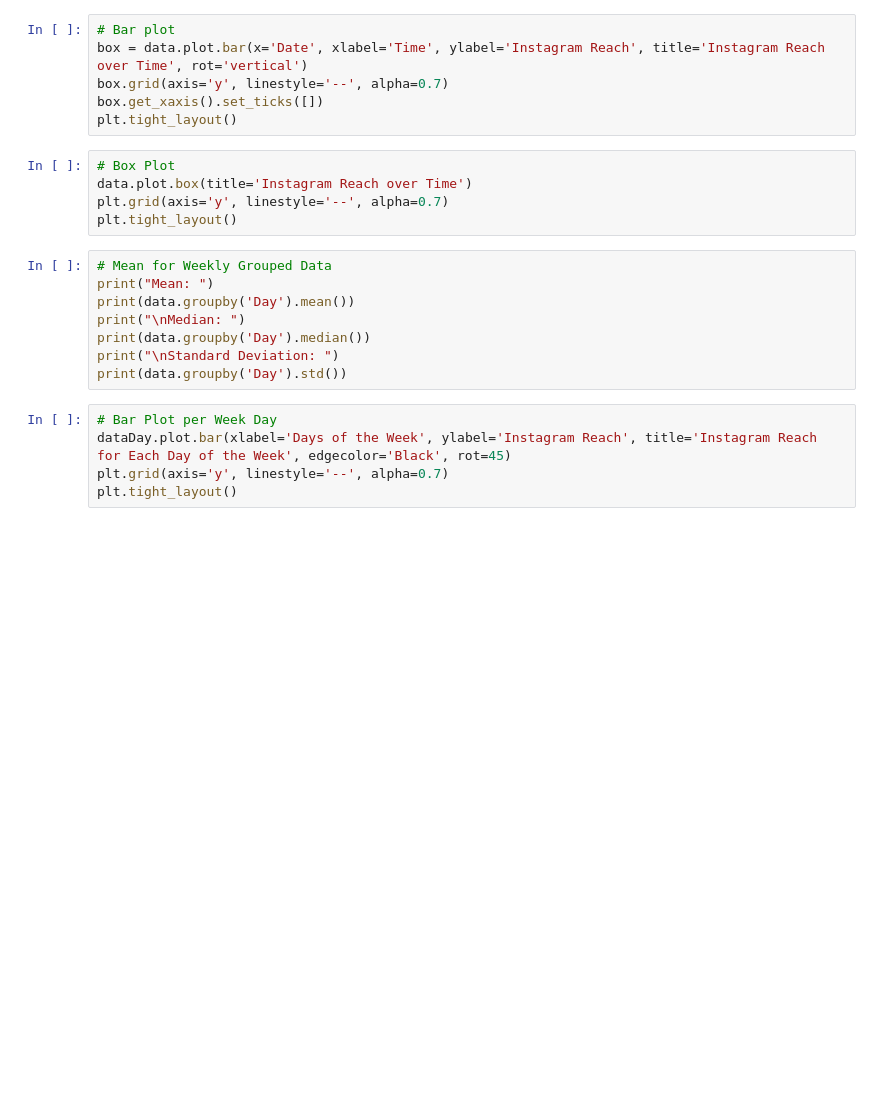
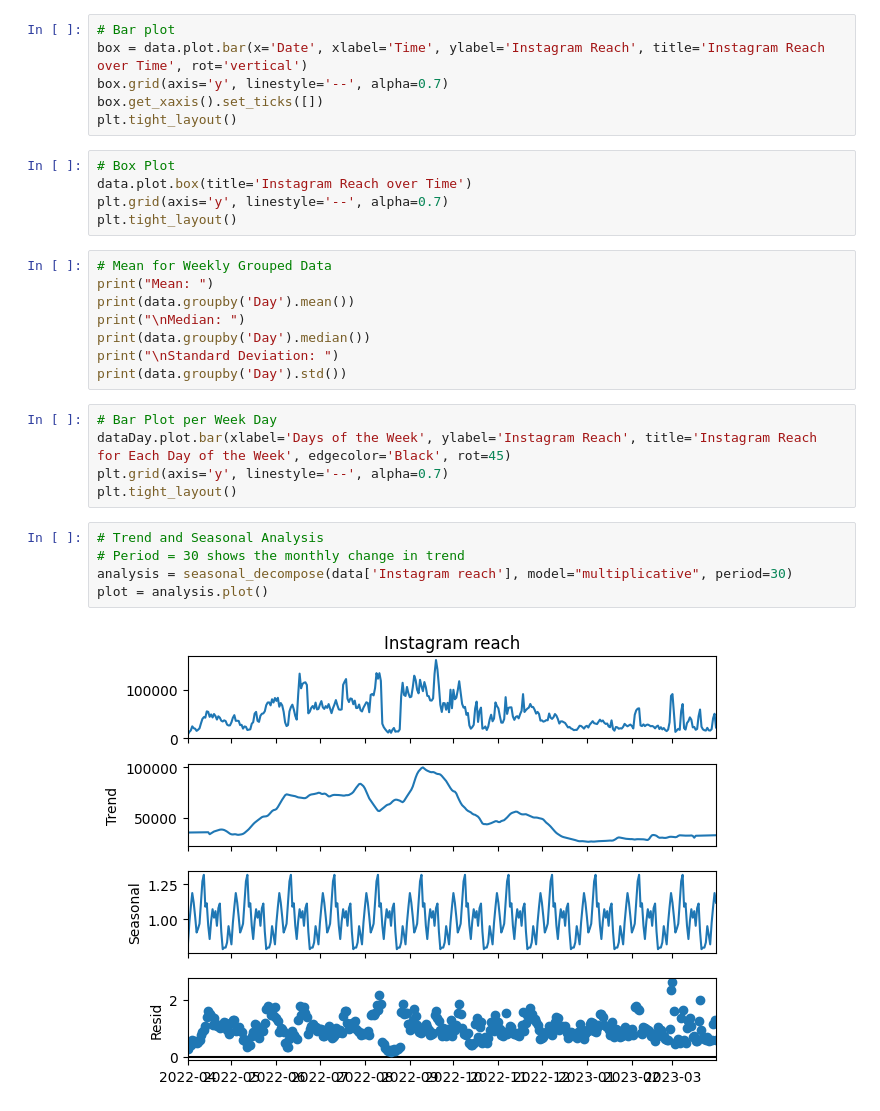
Before and after one commit to Sami-Razzaq/AICP, a Jupyter notebook: Task 1/task1.ipynb, the cells around one changed output. Drawn from its saved outputs; the diff is of its cells as text; blank space fills up the shorter version.

```diff
--- a/Task 1/task1.ipynb
+++ b/Task 1/task1.ipynb
@@ -54,3 +58,10 @@ print(data.groupby('Day').std())
 dataDay.plot.bar(xlabel='Days of the Week', ylabel='Instagram Reach', title='Instagram Reach for Each Day of the Week', edgecolor='Black', rot=45)
 plt.grid(axis='y', linestyle='--', alpha=0.7)
 plt.tight_layout()
+# %%
+# Trend and Seasonal Analysis
+# Period = 30 shows the monthly change in trend
+analysis = seasonal_decompose(data['Instagram reach'], model="multiplicative", period=30)
+plot = analysis.plot()
+# %% [output]
+[figure, added]
```
Also changed, not shown: parts of 2 cells of this notebook, 1 other file.
